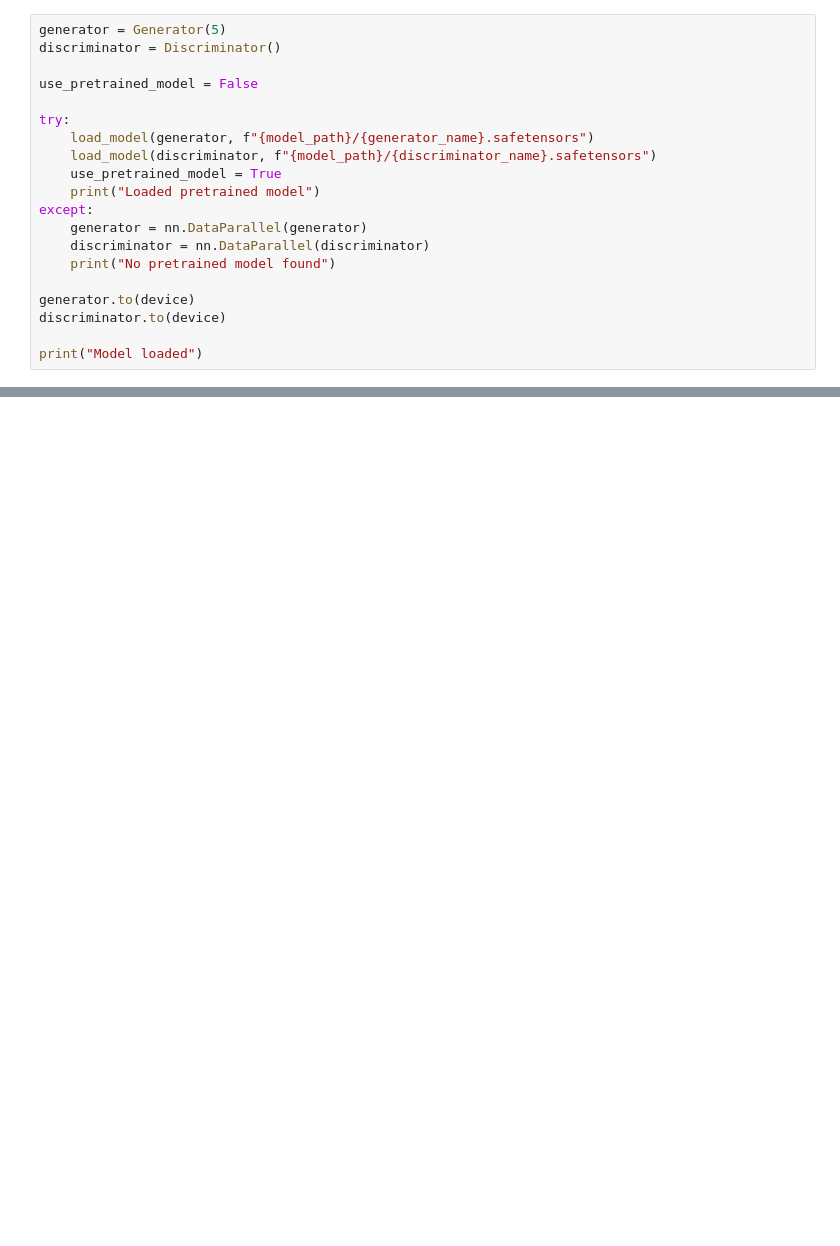
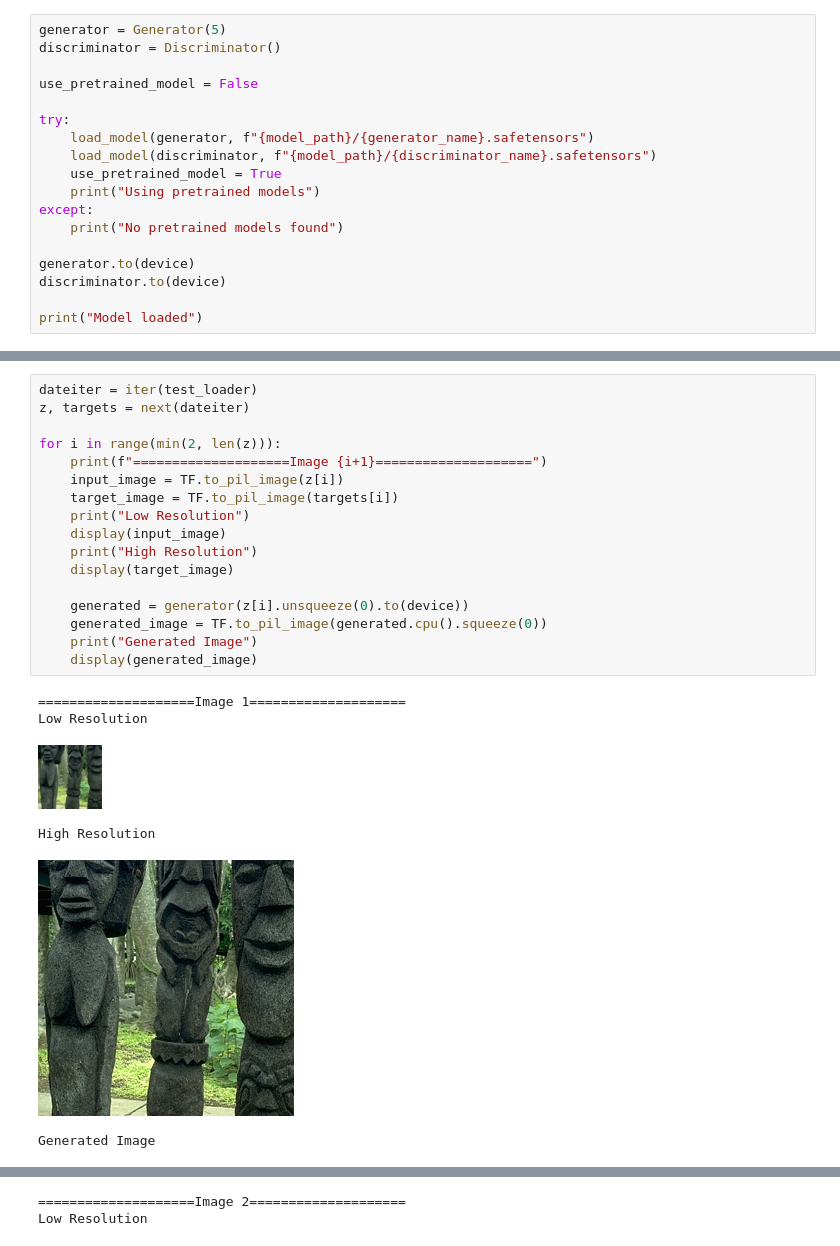
Before and after one commit to pekochan069/AI-Final2, a Jupyter notebook: srgan.ipynb, the cells around one changed output, grey strips where cells are left out. Saved outputs shown, nothing was run; the diff lists cells and outputs as text; blank space fills up the shorter version.

```diff
--- a/srgan.ipynb
+++ b/srgan.ipynb
@@ -60,11 +66,9 @@ try:
     load_model(generator, f"{model_path}/{generator_name}.safetensors")
     load_model(discriminator, f"{model_path}/{discriminator_name}.safetensors")
     use_pretrained_model = True
-    print("Loaded pretrained model")
+    print("Using pretrained models")
 except:
-    generator = nn.DataParallel(generator)
-    discriminator = nn.DataParallel(discriminator)
-    print("No pretrained model found")
+    print("No pretrained models found")
 
 generator.to(device)
 discriminator.to(device)
@@ -89,0 +290,24 @@ generator_criterion = GeneratorLoss().to(device)
+# %%
+dateiter = iter(test_loader)
+z, targets = next(dateiter)
+
+for i in range(min(2, len(z))):
+    print(f"====================Image {i+1}====================")
+    input_image = TF.to_pil_image(z[i])
+    target_image = TF.to_pil_image(targets[i])
+    print("Low Resolution")
+    display(input_image)
+    print("High Resolution")
+    display(target_image)
+
+    generated = generator(z[i].unsqueeze(0).to(device))
+    generated_image = TF.to_pil_image(generated.cpu().squeeze(0))
+    print("Generated Image")
+    display(generated_image)
+# %% [output]
+====================Image 1====================
+Low Resolution
+[figure, added]
+High Resolution
+[figure, added]
+Generated Image
@@ -89,0 +315,2 @@ generator_criterion = GeneratorLoss().to(device)
+====================Image 2====================
+Low Resolution
```
Also changed, not shown: parts of 22 cells of this notebook, 15 other files.
